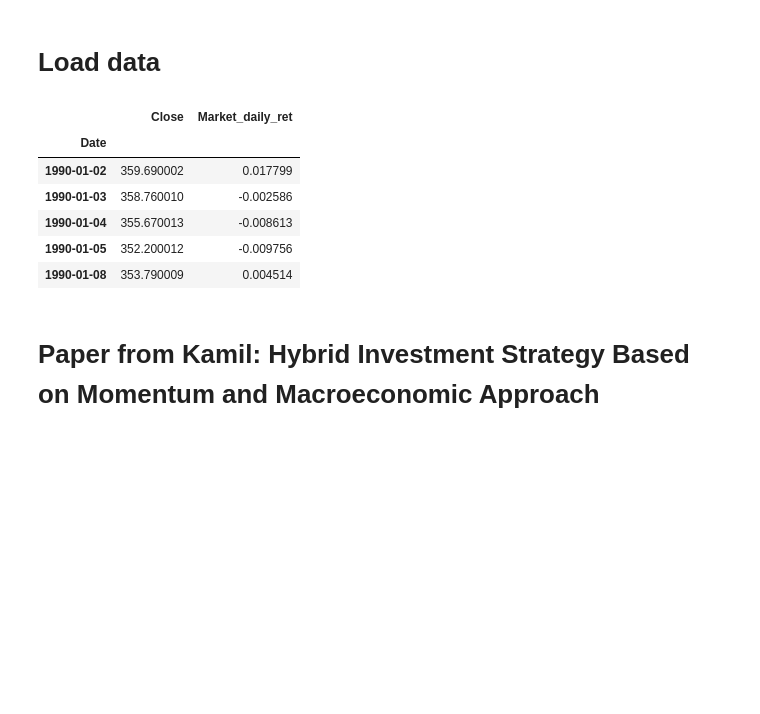
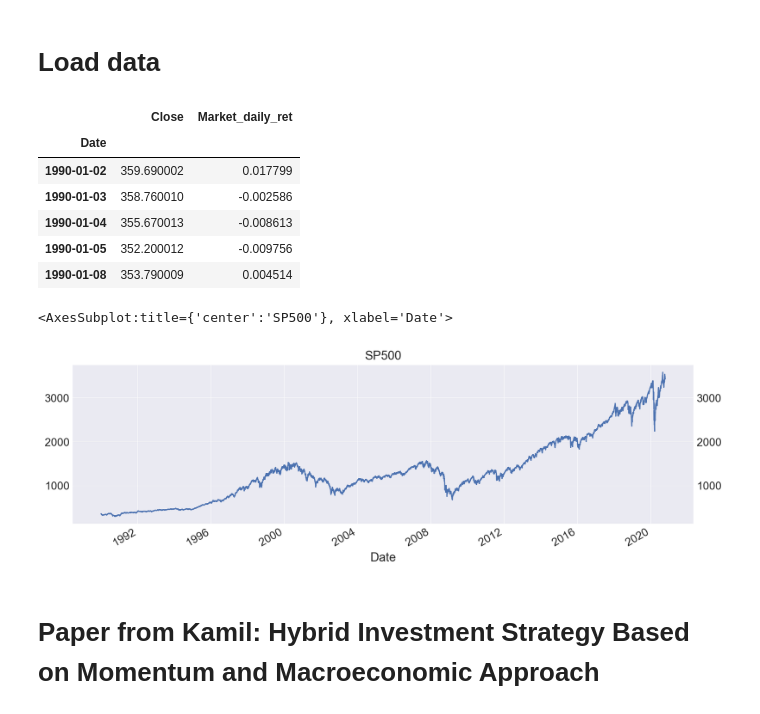
Before and after one commit to scastellanog/Walk-forward-optimization, a Jupyter notebook: Buy & Hold/Buy&Hold.ipynb, the cells around one changed output. Cells and saved outputs as stored; diff of their text form; code cells hidden in the pictures; blank space fills up the shorter version.

```diff
--- a/Buy & Hold/Buy&Hold.ipynb
+++ b/Buy & Hold/Buy&Hold.ipynb
@@ -29,19 +29,22 @@ os.chdir("/Users/Sergio/Documents/Master_QF/Thesis/Code/Algorithmic Strategies")
 # %%
 %run Functions.ipynb
 df = get_sp500_data(from_local_file=True, save_to_file=False)
 df['Market_daily_ret'] = df['Close'].pct_change()
 
 df = df.loc['1990':'2020', ['Close', 'Market_daily_ret']]
 
 df.head()
+df['Close'].plot(title='SP500')
 # %% [output]
 |  | Close | Market_daily_ret |
 | Date |  |  |
 | 1990-01-02 | 359.690002 | 0.017799 |
 | 1990-01-03 | 358.760010 | -0.002586 |
 | 1990-01-04 | 355.670013 | -0.008613 |
 | 1990-01-05 | 352.200012 | -0.009756 |
 | 1990-01-08 | 353.790009 | 0.004514 |
+<AxesSubplot:title={'center':'SP500'}, xlabel='Date'>
+[figure, added]
 # %% [markdown]
 # Paper from Kamil: Hybrid Investment Strategy Based on Momentum and Macroeconomic Approach
 # %% [markdown]
```
Also changed, not shown: 6 other files.
